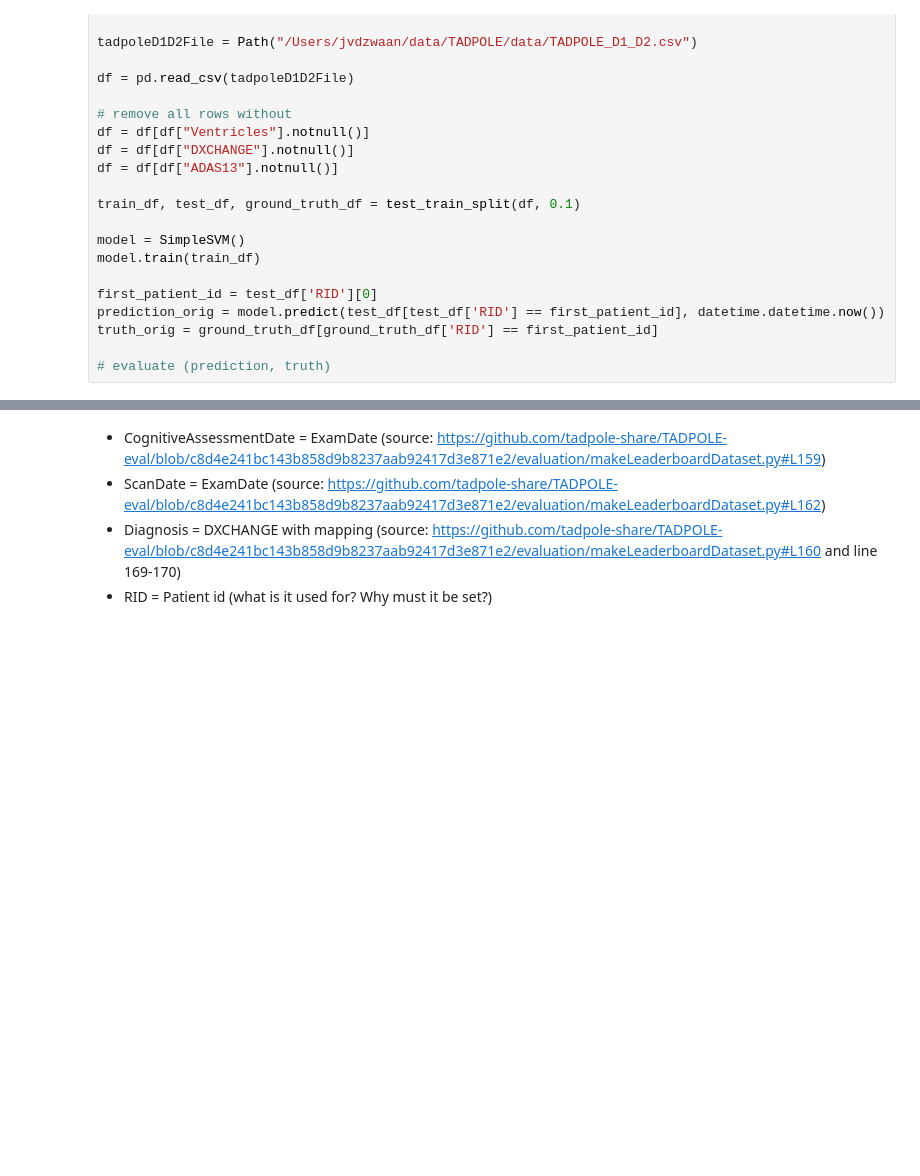
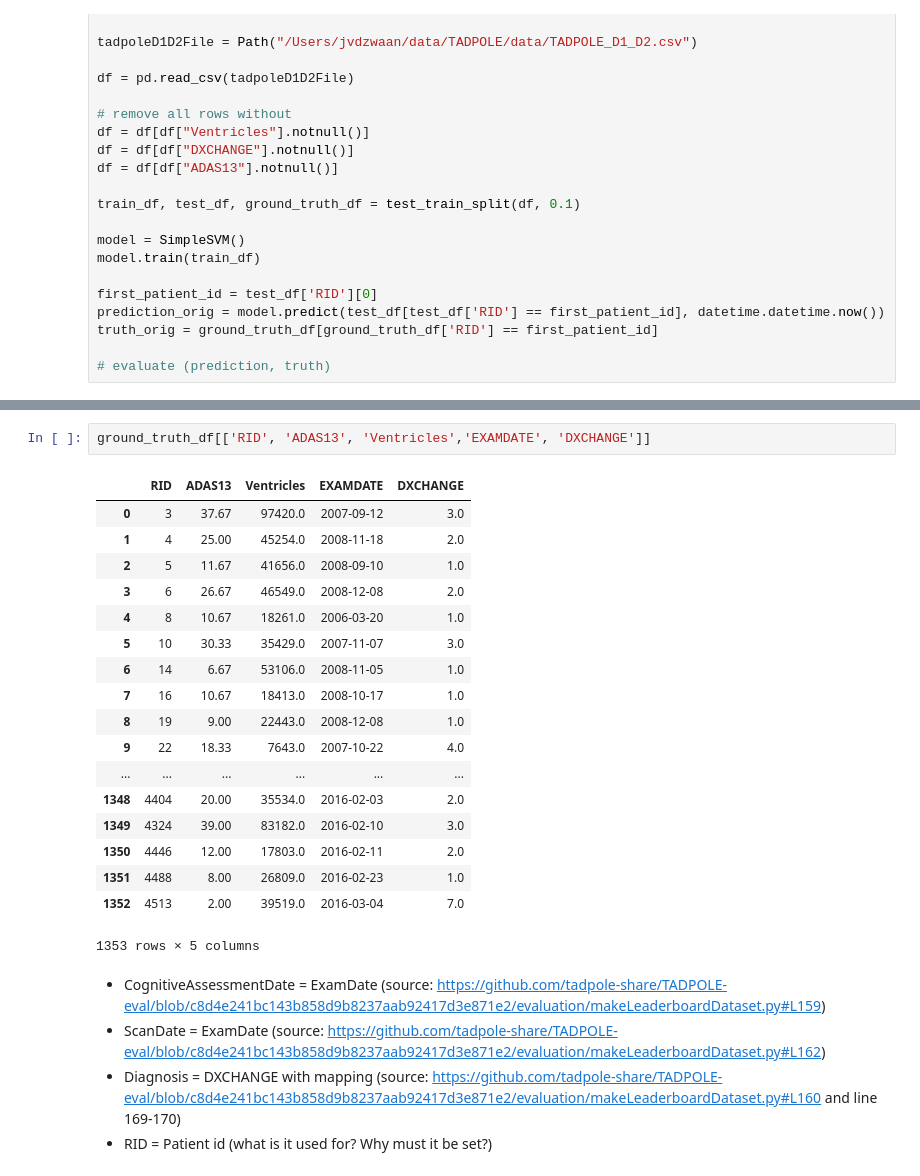
Before and after one commit to tadpole-share/jupyter, a Jupyter notebook: notebooks/simple_svm.ipynb, the cells around one changed output, grey strips where cells are left out. Cells and saved outputs as stored; diff of their text form; blank space fills up the shorter version.

```diff
--- a/notebooks/simple_svm.ipynb
+++ b/notebooks/simple_svm.ipynb
@@ -31,3 +52,24 @@ truth_orig = ground_truth_df[ground_truth_df['RID'] == first_patient_id]
+# %%
+ground_truth_df[['RID', 'ADAS13', 'Ventricles','EXAMDATE', 'DXCHANGE']]
+# %% [output]
+|  | RID | ADAS13 | Ventricles | EXAMDATE | DXCHANGE |
+| 0 | 3 | 37.67 | 97420.0 | 2007-09-12 | 3.0 |
+| 1 | 4 | 25.00 | 45254.0 | 2008-11-18 | 2.0 |
+| 2 | 5 | 11.67 | 41656.0 | 2008-09-10 | 1.0 |
+| 3 | 6 | 26.67 | 46549.0 | 2008-12-08 | 2.0 |
+| 4 | 8 | 10.67 | 18261.0 | 2006-03-20 | 1.0 |
+| 5 | 10 | 30.33 | 35429.0 | 2007-11-07 | 3.0 |
+| 6 | 14 | 6.67 | 53106.0 | 2008-11-05 | 1.0 |
+| 7 | 16 | 10.67 | 18413.0 | 2008-10-17 | 1.0 |
+| 8 | 19 | 9.00 | 22443.0 | 2008-12-08 | 1.0 |
+| 9 | 22 | 18.33 | 7643.0 | 2007-10-22 | 4.0 |
+| ... | ... | ... | ... | ... | ... |
+| 1348 | 4404 | 20.00 | 35534.0 | 2016-02-03 | 2.0 |
+| 1349 | 4324 | 39.00 | 83182.0 | 2016-02-10 | 3.0 |
+| 1350 | 4446 | 12.00 | 17803.0 | 2016-02-11 | 2.0 |
+| 1351 | 4488 | 8.00 | 26809.0 | 2016-02-23 | 1.0 |
+| 1352 | 4513 | 2.00 | 39519.0 | 2016-03-04 | 7.0 |
+1353 rows × 5 columns
 # %% [markdown]
 * CognitiveAssessmentDate = ExamDate (source: https://github.com/tadpole-share/TADPOLE-eval/blob/c8d4e241bc143b858d9b8237aab92417d3e871e2/evaluation/makeLeaderboardDataset.py#L159)
 * ScanDate = ExamDate (source: https://github.com/tadpole-share/TADPOLE-eval/blob/c8d4e241bc143b858d9b8237aab92417d3e871e2/evaluation/makeLeaderboardDataset.py#L162)
```
Also changed, not shown: parts of 5 cells of this notebook, 3 other files.
